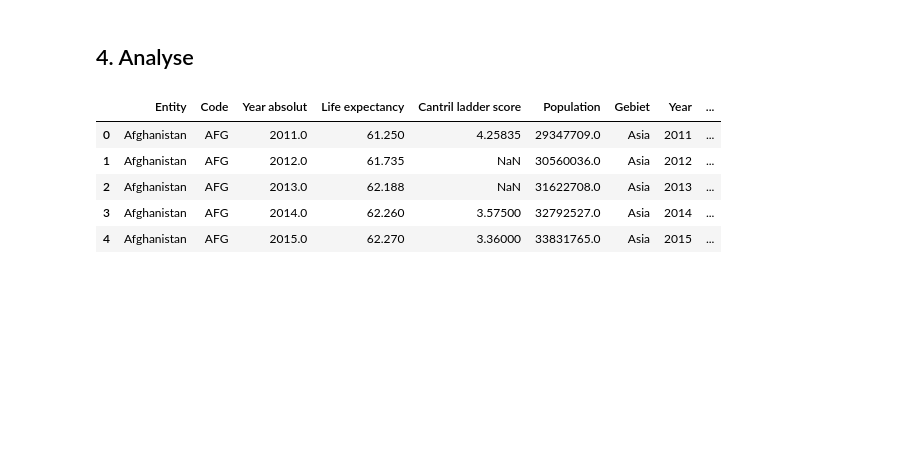
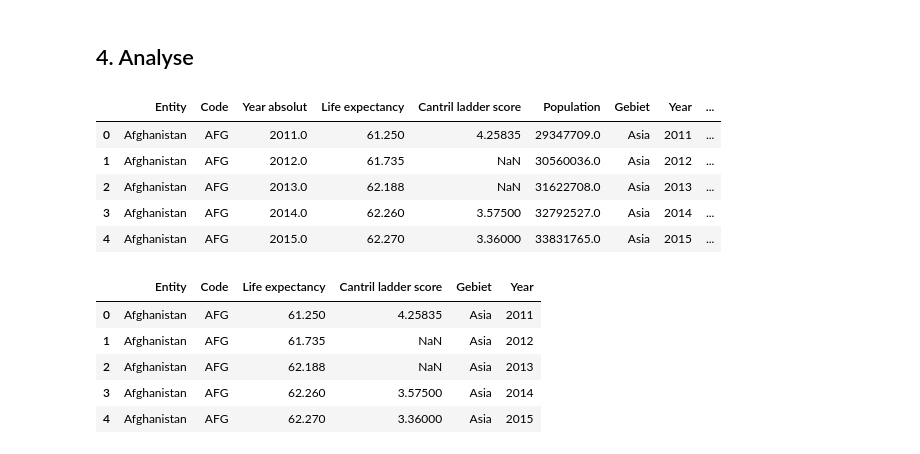
Before and after one commit to Elena-avk/elena, a Jupyter notebook: LN_Python_Elena_Yasemin.ipynb, the cells around one changed output. Cells and saved outputs as stored; diff of their text form; code cells hidden in the pictures; blank space fills up the shorter version.

```diff
--- a/LN_Python_Elena_Yasemin.ipynb
+++ b/LN_Python_Elena_Yasemin.ipynb
@@ -280,3 +280,14 @@ df.head()
 | 2 | Afghanistan | AFG | 2013.0 | 62.188 | NaN | 31622708.0 | Asia | 2013 | ... |
 | 3 | Afghanistan | AFG | 2014.0 | 62.260 | 3.57500 | 32792527.0 | Asia | 2014 | ... |
 | 4 | Afghanistan | AFG | 2015.0 | 62.270 | 3.36000 | 33831765.0 | Asia | 2015 | ... |
+# %%
+df = df.drop(columns=['Year absolut', 'Population', 'Endyear'])
+
+df.head()
+# %% [output]
+|  | Entity | Code | Life expectancy | Cantril ladder score | Gebiet | Year |
+| 0 | Afghanistan | AFG | 61.250 | 4.25835 | Asia | 2011 |
+| 1 | Afghanistan | AFG | 61.735 | NaN | Asia | 2012 |
+| 2 | Afghanistan | AFG | 62.188 | NaN | Asia | 2013 |
+| 3 | Afghanistan | AFG | 62.260 | 3.57500 | Asia | 2014 |
+| 4 | Afghanistan | AFG | 62.270 | 3.36000 | Asia | 2015 |
```
